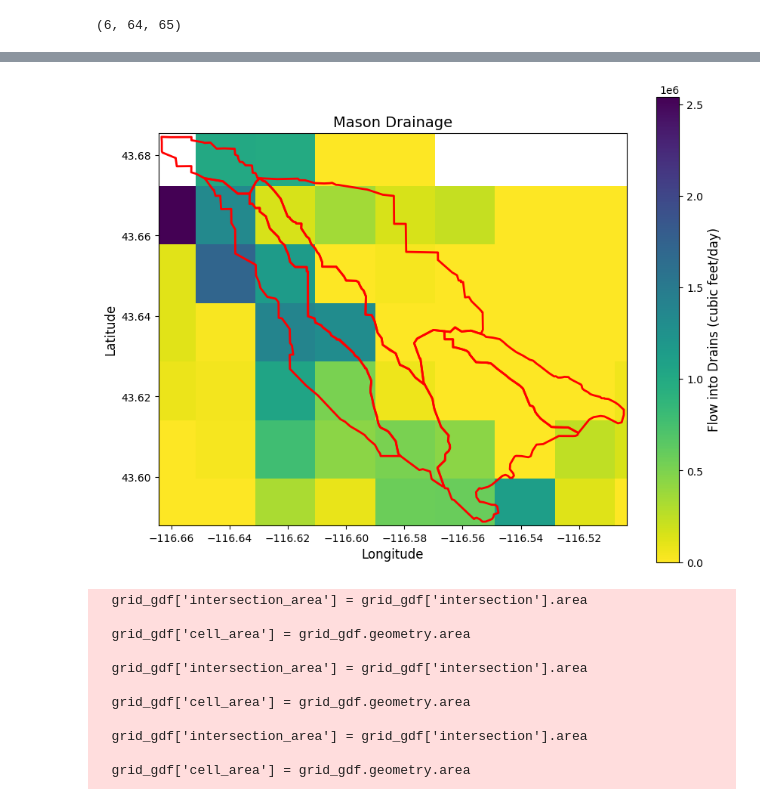
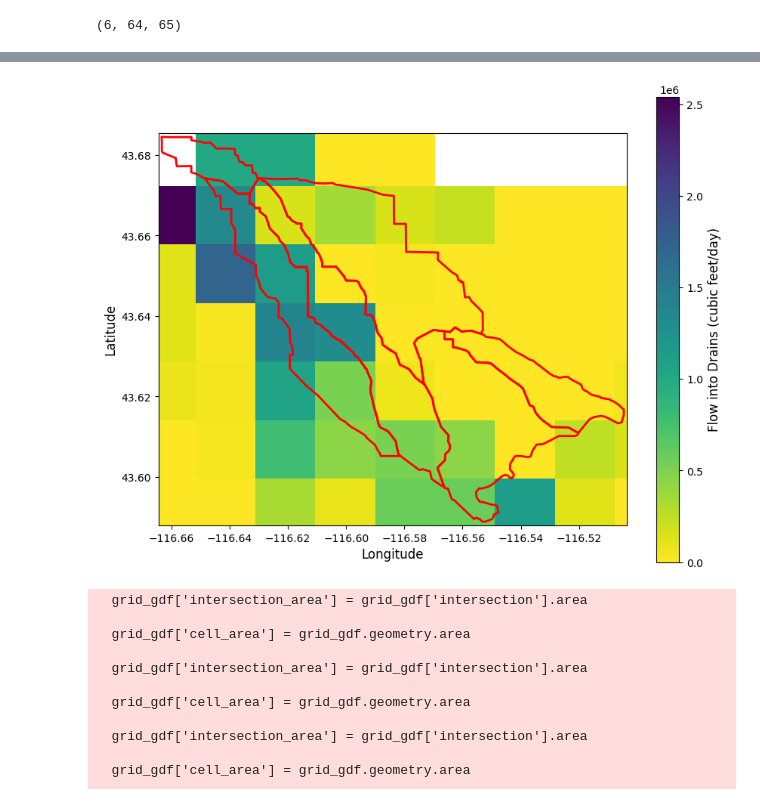
Before and after one commit to carlibeisel/mason_water_budget, a Jupyter notebook: tvgwfm.ipynb, the cells around one changed output, grey strips where cells are left out. Cells and saved outputs as stored; diff of their text form; code cells hidden in the pictures.

```diff
--- a/tvgwfm.ipynb
+++ b/tvgwfm.ipynb
@@ -129,37 +115,29 @@ plt.show()
 # %%
 # Visualize the Overlap between Mason Drainage and the TVGWF
 # Mason Creek only
 
 reach_gdf = gpd.read_file('/content/drive/MyDrive/Data/Mason Water Budget/data_input/reach_shapefile/Reaches_Final_1209/Reach_Final.shp')
 
 if reach_gdf.crs != 'EPSG:4326':
     reach_gdf = reach_gdf.to_crs('EPSG:4326')
-
-# Use the bounding box of the reach shapefile with a small buffer for tighter cropping
 minx, miny, maxx, maxy = reach_gdf.total_bounds
-buffer = 0.001  # Tight buffer to crop closer to the fields
+buffer = 0.001
 cropped_extent = [minx - buffer, maxx + buffer, miny - buffer, maxy + buffer]
-
-# Invert the grid data (convert negatives to positives because gw data was showing this as a loss)
 drn_arr_lay1 = np.abs(drn_arr_lay1)
-
-# Plot the model output with a corrected extent
 fig, ax = plt.subplots(figsize=(10, 8))
 im = ax.imshow(drn_arr_lay1, cmap='viridis_r', extent=[-117.103530233726, -115.768691366538, 43.1778883119514, 44.1083], origin='upper')
 cbar = plt.colorbar(im, ax=ax)
 cbar.set_label('Flow into Drains (cubic feet/day)', fontsize=12)
-
-# Overlay the reach shapefile with transparency and a red outline
 reach_gdf.plot(ax=ax, edgecolor='red', linewidth=2, facecolor='none')
 
 ax.set_xlim(cropped_extent[0], cropped_extent[1])
 ax.set_ylim(cropped_extent[2], cropped_extent[3])
-plt.title('Mason Drainage', fontsize=14)
+plt.title('', fontsize=14)
 plt.xlabel('Longitude', fontsize=12)
 plt.ylabel('Latitude', fontsize=12)
 plt.show()
 # %% [output]
-[figure, old version]
+[figure, new version]
 # %%
 # ---------------------------- #
 # GW contribution to each reach
```
Also changed, not shown: parts of 5 cells of this notebook.
